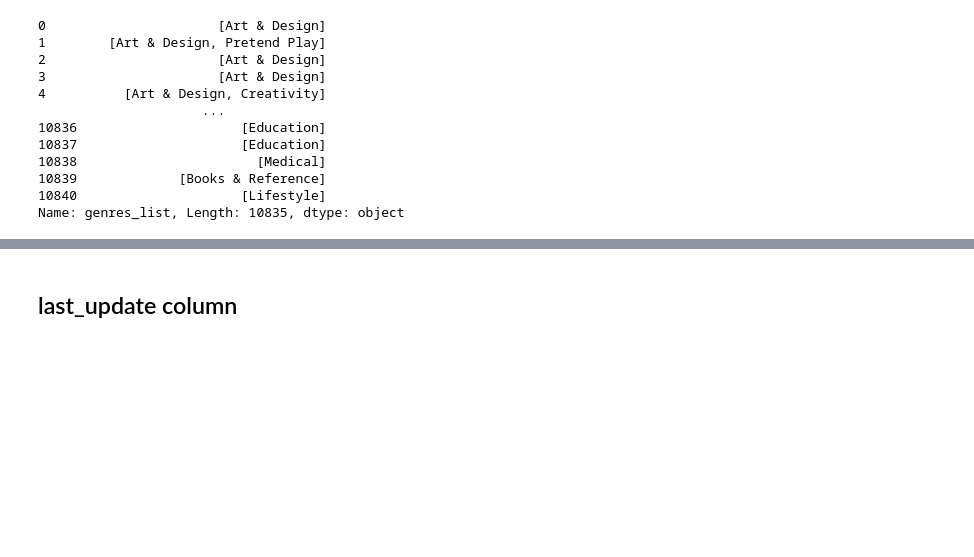
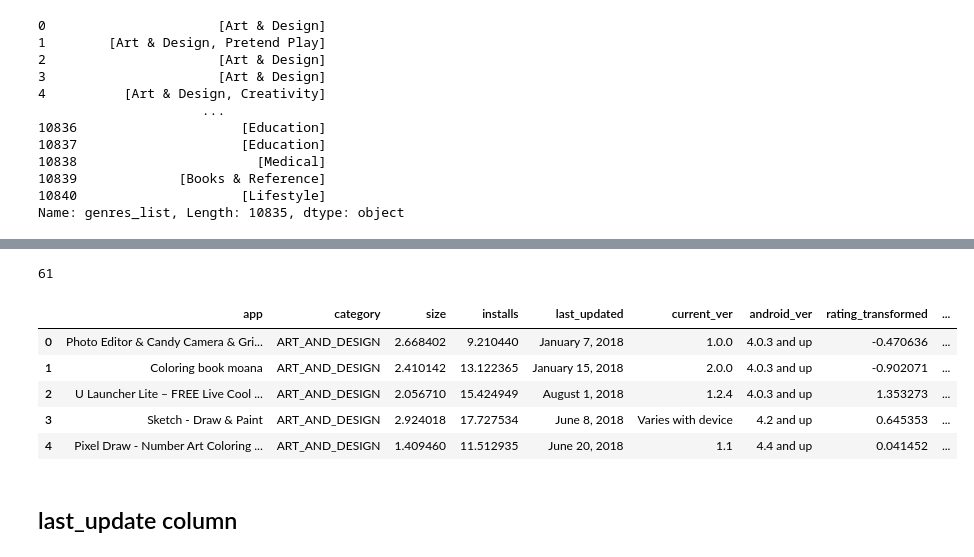
Before and after one commit to danial-baraty/ML-projs, a Jupyter notebook: googleplaystore/Mini Project 1.ipynb, the cells around one changed output, grey strips where cells are left out. Saved outputs shown, nothing was run; the diff lists cells and outputs as text; code cells hidden in the pictures; blank space fills up the shorter version.

```diff
--- a/googleplaystore/Mini Project 1.ipynb
+++ b/googleplaystore/Mini Project 1.ipynb
@@ -669,0 +740,15 @@ print(unique_genres_list)
+# %%
+num_columns = len(df.columns)
+print(num_columns)
+# %% [output]
+61
+# %%
+pd.set_option('display.max_columns', None)
+df.head(5)
+# %% [output]
+|  | app | category | size | installs | last_updated | current_ver | android_ver | rating_transformed | ... |
+| 0 | Photo Editor & Candy Camera & Gri... | ART_AND_DESIGN | 2.668402 | 9.210440 | January 7, 2018 | 1.0.0 | 4.0.3 and up | -0.470636 | ... |
+| 1 | Coloring book moana | ART_AND_DESIGN | 2.410142 | 13.122365 | January 15, 2018 | 2.0.0 | 4.0.3 and up | -0.902071 | ... |
+| 2 | U Launcher Lite – FREE Live Cool ... | ART_AND_DESIGN | 2.056710 | 15.424949 | August 1, 2018 | 1.2.4 | 4.0.3 and up | 1.353273 | ... |
+| 3 | Sketch - Draw & Paint | ART_AND_DESIGN | 2.924018 | 17.727534 | June 8, 2018 | Varies with device | 4.2 and up | 0.645353 | ... |
+| 4 | Pixel Draw - Number Art Coloring ... | ART_AND_DESIGN | 1.409460 | 11.512935 | June 20, 2018 | 1.1 | 4.4 and up | 0.041452 | ... |
```
Also changed, not shown: parts of 13 cells of this notebook.
